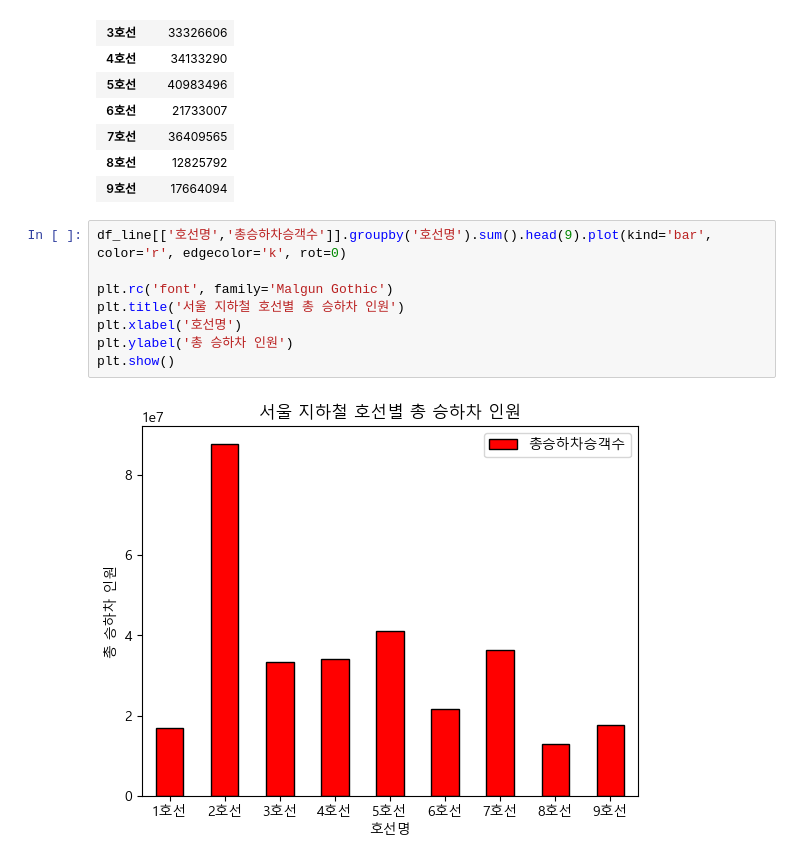
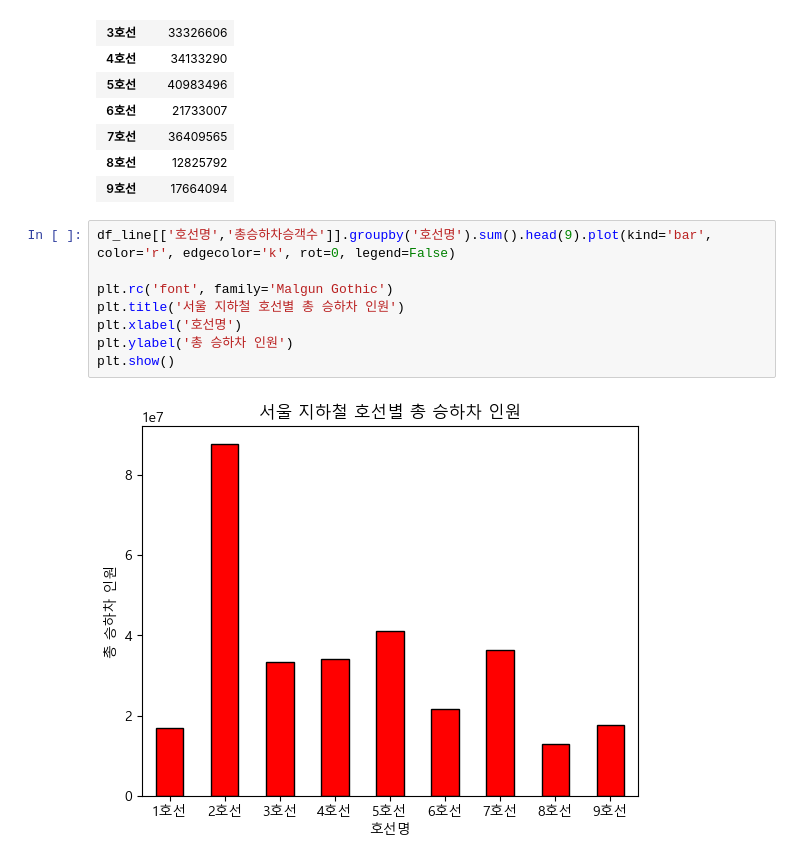
Before and after one commit to hslcrb/kw-competition-practice, a Jupyter notebook: 20260705-일요실습1.ipynb, the cells around one changed output. Drawn from its saved outputs; the diff is of its cells as text.

Commit message:
legend=False

```diff
--- a/20260705-일요실습1.ipynb
+++ b/20260705-일요실습1.ipynb
@@ -77,12 +77,12 @@ df_line[['호선명','총승하차승객수']].groupby('호선명').sum().head(9
 | 8호선 | 12825792 |
 | 9호선 | 17664094 |
 # %%
-df_line[['호선명','총승하차승객수']].groupby('호선명').sum().head(9).plot(kind='bar', color='r', edgecolor='k', rot=0)
+df_line[['호선명','총승하차승객수']].groupby('호선명').sum().head(9).plot(kind='bar', color='r', edgecolor='k', rot=0, legend=False)
 
 plt.rc('font', family='Malgun Gothic')
 plt.title('서울 지하철 호선별 총 승하차 인원')
 plt.xlabel('호선명')
 plt.ylabel('총 승하차 인원')
 plt.show()
 # %% [output]
-[figure, old version]
+[figure, new version]
```
